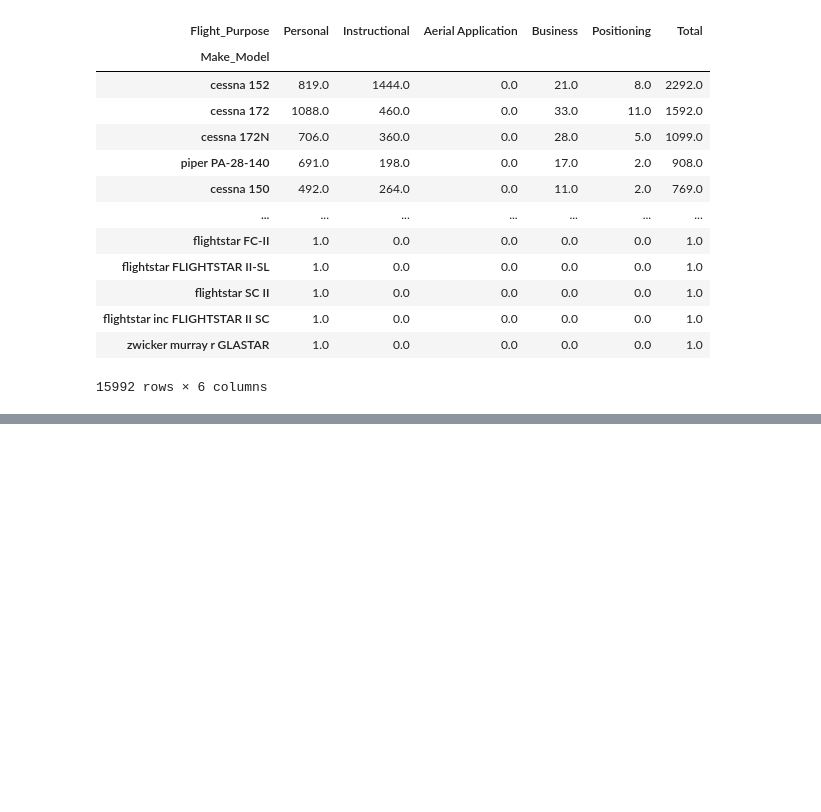
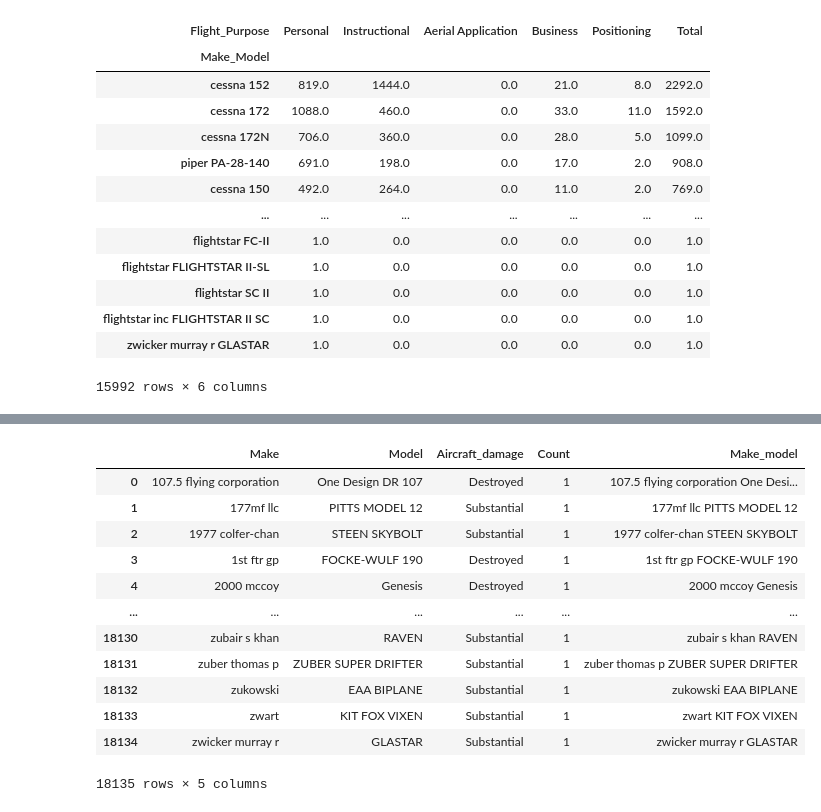
Before and after one commit to am-eric/EDA, a Jupyter notebook: EDA.ipynb, the cells around one changed output, grey strips where cells are left out. Saved outputs shown, nothing was run; the diff lists cells and outputs as text; code cells hidden in the pictures; blank space fills up the shorter version.

```diff
--- a/EDA.ipynb
+++ b/EDA.ipynb
@@ -411,0 +297,3 @@ From the distribution, the CESSNA and PIPER that have been involved in most acci
+# %%
+# drop missing values
+df_new = df_new[df_new['Aircraft_damage'].notna()]
@@ -411,0 +310,3 @@ From the distribution, the CESSNA and PIPER that have been involved in most acci
+# %%
+df_new = df_new[~df_new['Aircraft_damage'].isin(['Unknown'])]
+df_new['Aircraft_damage'].value_counts()
@@ -411,0 +319,3 @@ From the distribution, the CESSNA and PIPER that have been involved in most acci
+# %%
+make_model_damage = df_new.groupby(['Make', 'Model', 'Aircraft_damage']).size().reset_index(name='Count')
+make_model_damage.head()
@@ -411,0 +329,17 @@ From the distribution, the CESSNA and PIPER that have been involved in most acci
+# %%
+make_model_damage['Make_model'] = make_model_damage['Make']+ ' '+ make_model_damage['Model']
+make_model_damage
+# %% [output]
+|  | Make | Model | Aircraft_damage | Count | Make_model |
+| 0 | 107.5 flying corporation | One Design DR 107 | Destroyed | 1 | 107.5 flying corporation One Desi... |
+| 1 | 177mf llc | PITTS MODEL 12 | Substantial | 1 | 177mf llc PITTS MODEL 12 |
+| 2 | 1977 colfer-chan | STEEN SKYBOLT | Substantial | 1 | 1977 colfer-chan STEEN SKYBOLT |
+| 3 | 1st ftr gp | FOCKE-WULF 190 | Destroyed | 1 | 1st ftr gp FOCKE-WULF 190 |
+| 4 | 2000 mccoy | Genesis | Destroyed | 1 | 2000 mccoy Genesis |
+| ... | ... | ... | ... | ... | ... |
+| 18130 | zubair s khan | RAVEN | Substantial | 1 | zubair s khan RAVEN |
+| 18131 | zuber thomas p | ZUBER SUPER DRIFTER | Substantial | 1 | zuber thomas p ZUBER SUPER DRIFTER |
+| 18132 | zukowski | EAA BIPLANE | Substantial | 1 | zukowski EAA BIPLANE |
+| 18133 | zwart | KIT FOX VIXEN | Substantial | 1 | zwart KIT FOX VIXEN |
+| 18134 | zwicker murray r | GLASTAR | Substantial | 1 | zwicker murray r GLASTAR |
+18135 rows × 5 columns
```
Also changed, not shown: parts of 28 cells of this notebook.
